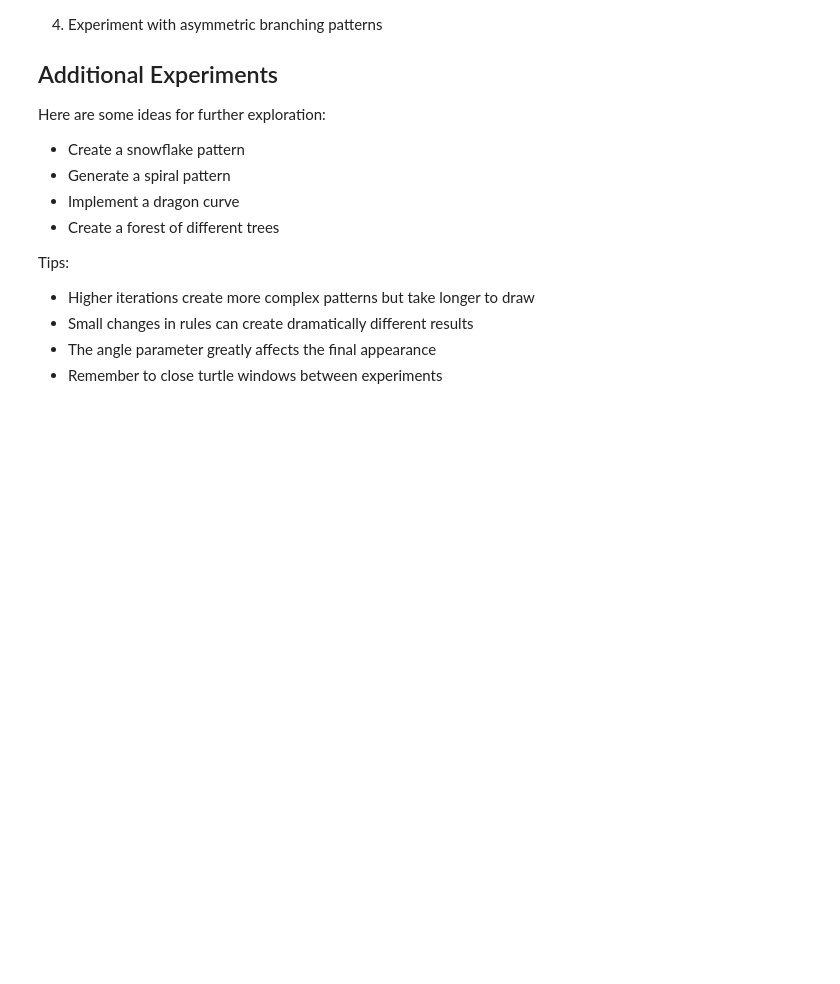
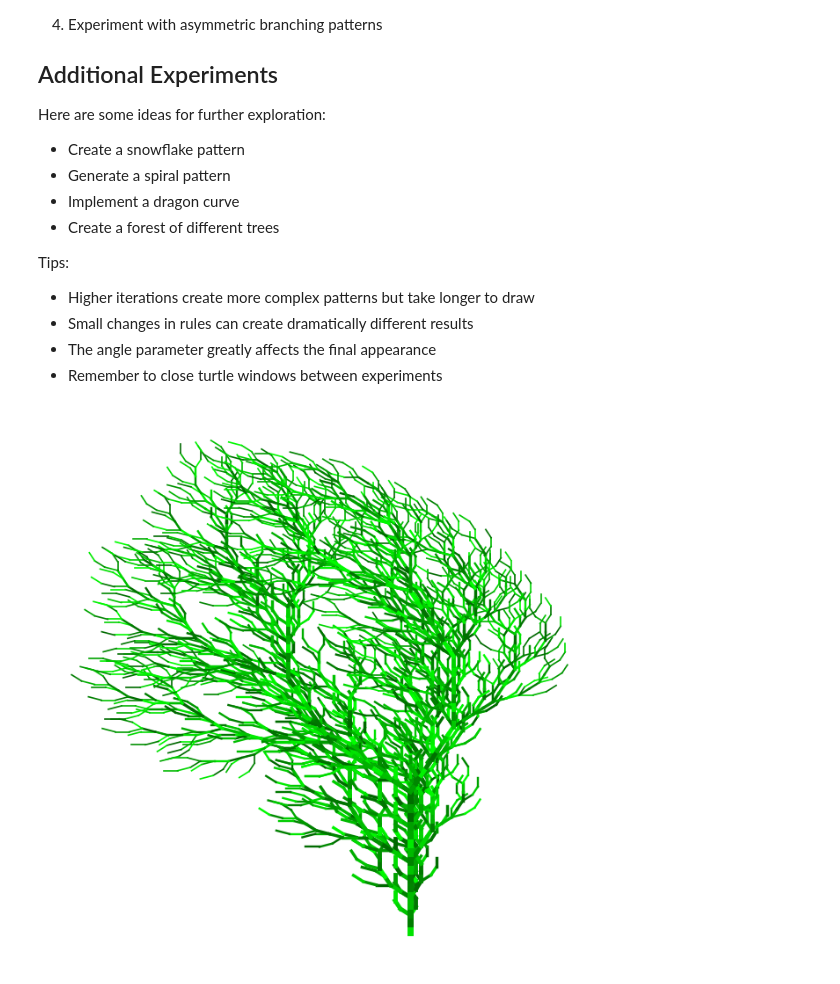
Before and after one commit to AfterALLo/Lab-3, a Jupyter notebook: l-systems.ipynb, the cells around one changed output. Cells and saved outputs as stored; diff of their text form; code cells hidden in the pictures; blank space fills up the shorter version.

```diff
--- a/l-systems.ipynb
+++ b/l-systems.ipynb
@@ -162,3 +164,12 @@ Tips:
 - Small changes in rules can create dramatically different results
 - The angle parameter greatly affects the final appearance
 - Remember to close turtle windows between experiments
+# %%
+def generate_lsystem(axiom, rules, iterations):
+    current = axiom
+    for _ in range(iterations):
+        next_string = ""
+        for char in current:
+            next_string += rules.get(char, char)
+        current = next_string
+    return current
@@ -164,0 +227,5 @@ Tips:
+# %%
+tree_axiom = "F"
+tree_rules = {
+    "F": "FF-[-F+F+F]+[+F-F-F]"
+}
@@ -164,0 +242,5 @@ Tips:
+# %%
+instructions = generate_lsystem(tree_axiom, tree_rules, 4)
+draw_lsystem_matplotlib(instructions, angle=22.5, step=5, base_thickness=5, color_mode="green")
+# %% [output]
+[figure, added]
```
Also changed, not shown: parts of 6 cells of this notebook.
